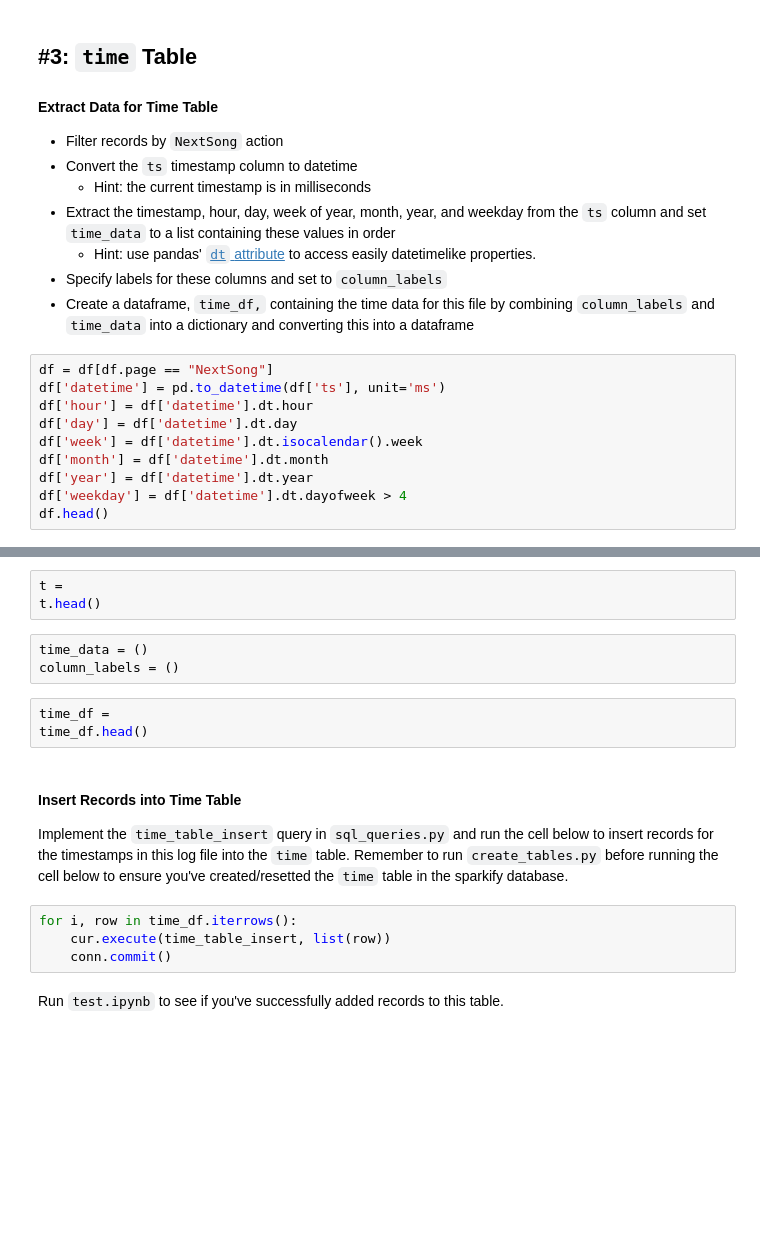
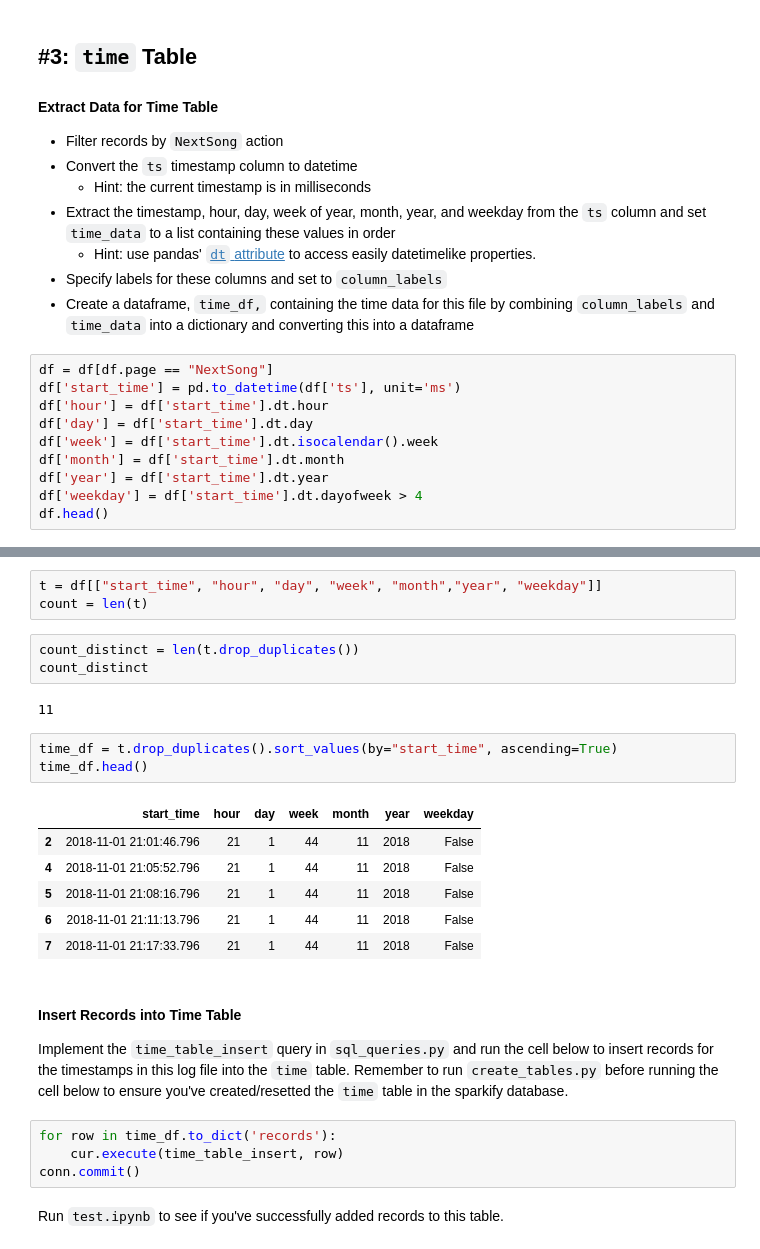
Before and after one commit to joseph-higaki/UDataEng_L02P01_create-song-play-schema, a Jupyter notebook: etl.ipynb, the cells around one changed output, grey strips where cells are left out. Drawn from its saved outputs; the diff is of its cells as text; blank space fills up the shorter version.

Commit message:
test notebook and inserts up to users

```diff
--- a/etl.ipynb
+++ b/etl.ipynb
@@ -144,13 +165,13 @@ df.describe()
 - Create a dataframe, `time_df,` containing the time data for this file by combining `column_labels` and `time_data` into a dictionary and converting this into a dataframe
 # %%
 df = df[df.page == "NextSong"]
-df['datetime'] = pd.to_datetime(df['ts'], unit='ms')
-df['hour'] = df['datetime'].dt.hour
-df['day'] = df['datetime'].dt.day
-df['week'] = df['datetime'].dt.isocalendar().week
-df['month'] = df['datetime'].dt.month
-df['year'] = df['datetime'].dt.year
-df['weekday'] = df['datetime'].dt.dayofweek > 4
+df['start_time'] = pd.to_datetime(df['ts'], unit='ms')
+df['hour'] = df['start_time'].dt.hour
+df['day'] = df['start_time'].dt.day
+df['week'] = df['start_time'].dt.isocalendar().week
+df['month'] = df['start_time'].dt.month
+df['year'] = df['start_time'].dt.year
+df['weekday'] = df['start_time'].dt.dayofweek > 4
 df.head()
 # %% [output]
 |  | artist | auth | firstName | gender | itemInSession | lastName | length | level | location | method | ... |
@@ -163,19 +184,28 @@ df.head()
-# %%
-t =
-t.head()
-# %%
-time_data = ()
-column_labels = ()
+# %%
+t = df[["start_time", "hour", "day", "week", "month","year", "weekday"]]
+count = len(t)
+# %%
+count_distinct = len(t.drop_duplicates())
+count_distinct
+# %% [output]
+11
 # %%
-time_df =
+time_df = t.drop_duplicates().sort_values(by="start_time", ascending=True)
 time_df.head()
+# %% [output]
+|  | start_time | hour | day | week | month | year | weekday |
+| 2 | 2018-11-01 21:01:46.796 | 21 | 1 | 44 | 11 | 2018 | False |
+| 4 | 2018-11-01 21:05:52.796 | 21 | 1 | 44 | 11 | 2018 | False |
+| 5 | 2018-11-01 21:08:16.796 | 21 | 1 | 44 | 11 | 2018 | False |
+| 6 | 2018-11-01 21:11:13.796 | 21 | 1 | 44 | 11 | 2018 | False |
+| 7 | 2018-11-01 21:17:33.796 | 21 | 1 | 44 | 11 | 2018 | False |
 # %% [markdown]
 #### Insert Records into Time Table
 Implement the `time_table_insert` query in `sql_queries.py` and run the cell below to insert records for the timestamps in this log file into the `time` table. Remember to run `create_tables.py` before running the cell below to ensure you've created/resetted the `time` table in the sparkify database.
 # %%
-for i, row in time_df.iterrows():
-    cur.execute(time_table_insert, list(row))
-    conn.commit()
+for row in time_df.to_dict('records'):
+    cur.execute(time_table_insert, row)
+conn.commit()
 # %% [markdown]
 Run `test.ipynb` to see if you've successfully added records to this table.
 # %% [markdown]
```
Also changed, not shown: parts of 10 cells of this notebook, 5 other files.
